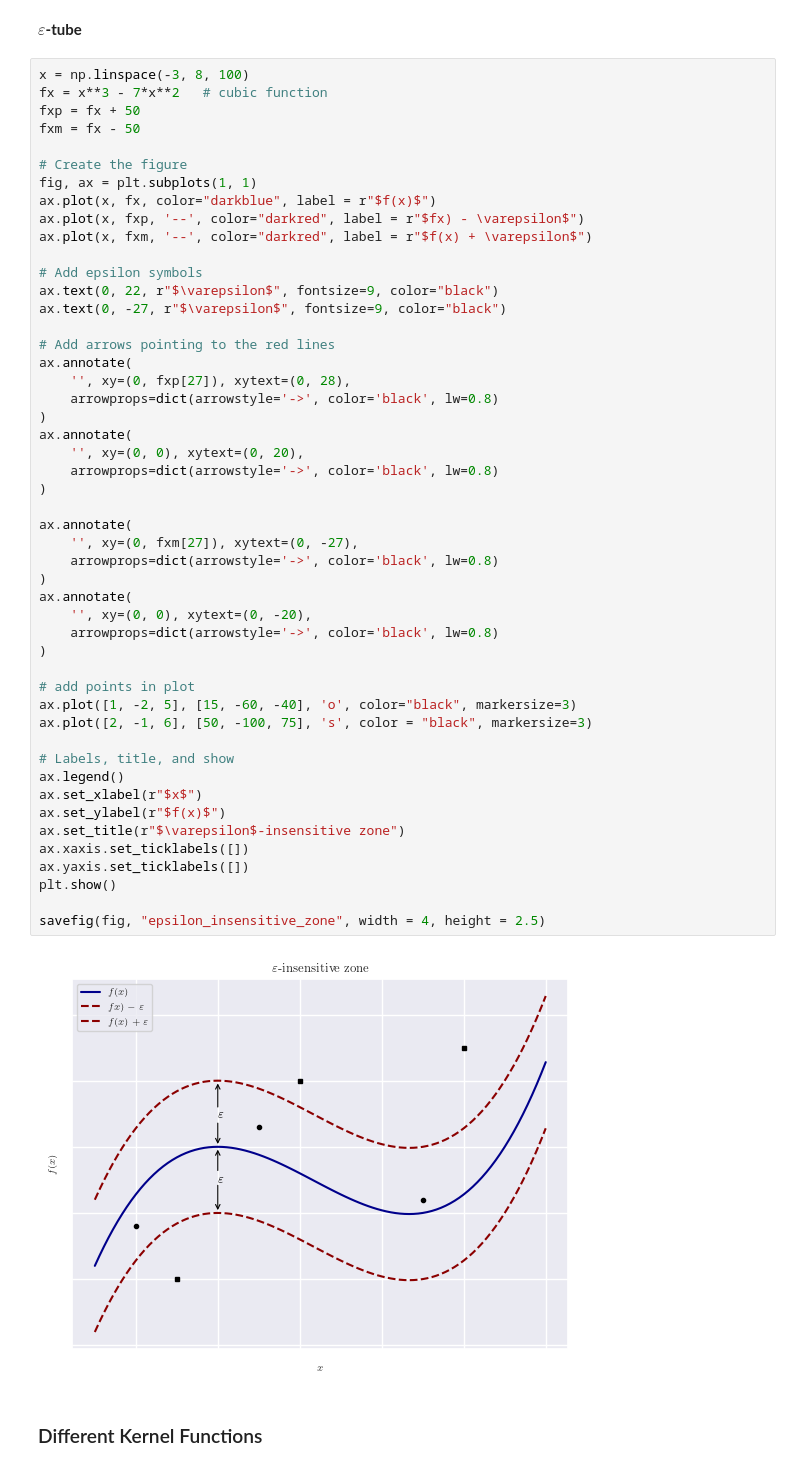
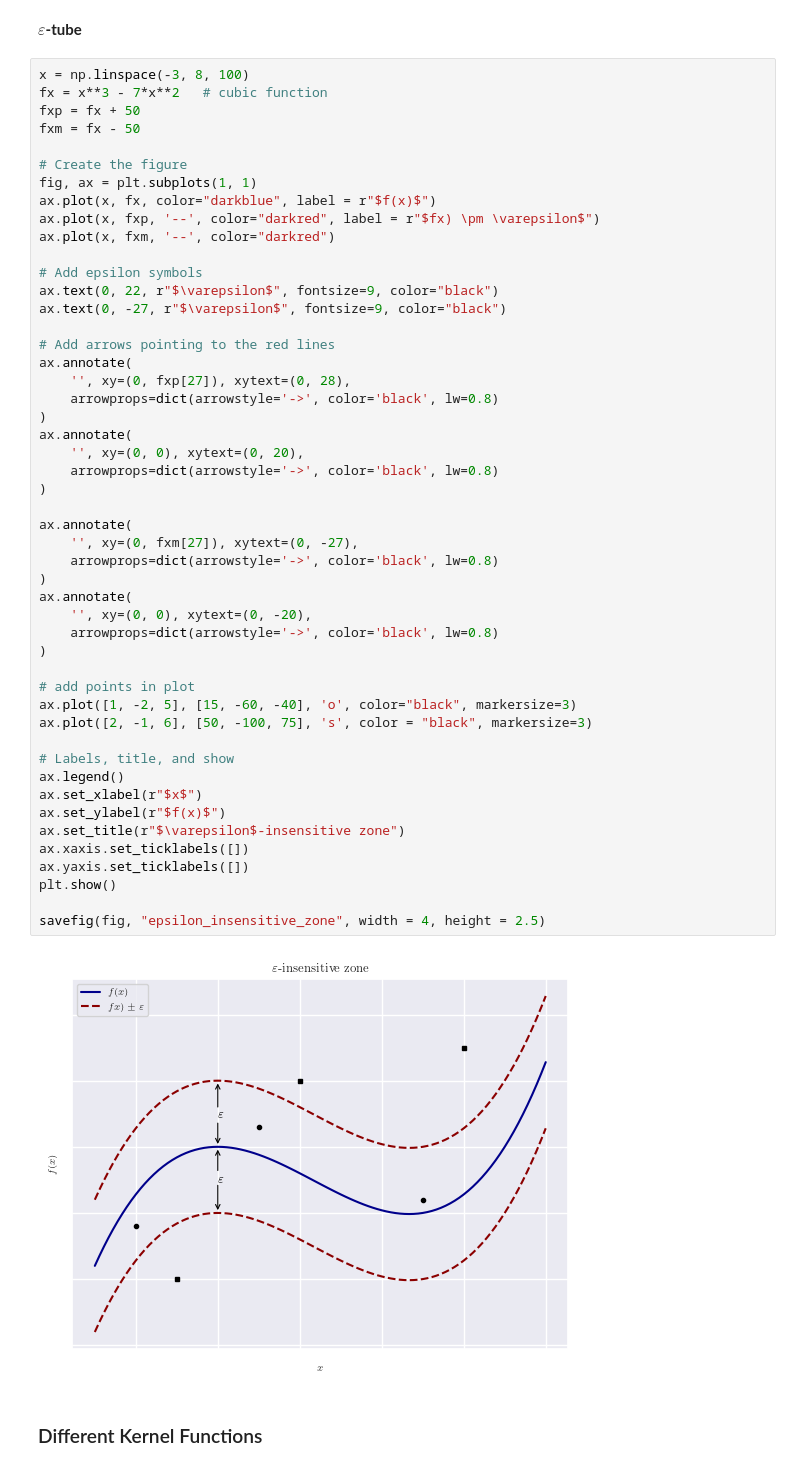
Before and after one commit to TheresaDF/NeuronSpikeEye, a Jupyter notebook: src/visualizations/SVR.ipynb, the cells around one changed output. Saved outputs shown, nothing was run; the diff lists cells and outputs as text.

Commit message:
made prettier legend in epsilon region plot

```diff
--- a/src/visualizations/SVR.ipynb
+++ b/src/visualizations/SVR.ipynb
@@ -45,8 +45,8 @@ fxm = fx - 50
 # Create the figure
 fig, ax = plt.subplots(1, 1)
 ax.plot(x, fx, color="darkblue", label = r"$f(x)$")
-ax.plot(x, fxp, '--', color="darkred", label = r"$fx) - \varepsilon$")
-ax.plot(x, fxm, '--', color="darkred", label = r"$f(x) + \varepsilon$")
+ax.plot(x, fxp, '--', color="darkred", label = r"$fx) \pm \varepsilon$")
+ax.plot(x, fxm, '--', color="darkred")
 
 # Add epsilon symbols
 ax.text(0, 22, r"$\varepsilon$", fontsize=9, color="black")
@@ -59,34 +59,34 @@ ax.annotate(
 )
 ax.annotate(
     '', xy=(0, 0), xytext=(0, 20),
     arrowprops=dict(arrowstyle='->', color='black', lw=0.8)
 )
 
 ax.annotate(
     '', xy=(0, fxm[27]), xytext=(0, -27),
     arrowprops=dict(arrowstyle='->', color='black', lw=0.8)
 )
 ax.annotate(
     '', xy=(0, 0), xytext=(0, -20),
     arrowprops=dict(arrowstyle='->', color='black', lw=0.8)
 )
 
 # add points in plot
 ax.plot([1, -2, 5], [15, -60, -40], 'o', color="black", markersize=3)
 ax.plot([2, -1, 6], [50, -100, 75], 's', color = "black", markersize=3)
 
 # Labels, title, and show
 ax.legend()
 ax.set_xlabel(r"$x$")
 ax.set_ylabel(r"$f(x)$")
 ax.set_title(r"$\varepsilon$-insensitive zone")
 ax.xaxis.set_ticklabels([])
 ax.yaxis.set_ticklabels([])
 plt.show()
 
 savefig(fig, "epsilon_insensitive_zone", width = 4, height = 2.5)
 # %% [output]
-[figure, old version]
+[figure, new version]
 # %% [markdown]
 ### Different Kernel Functions
 # %%
```
